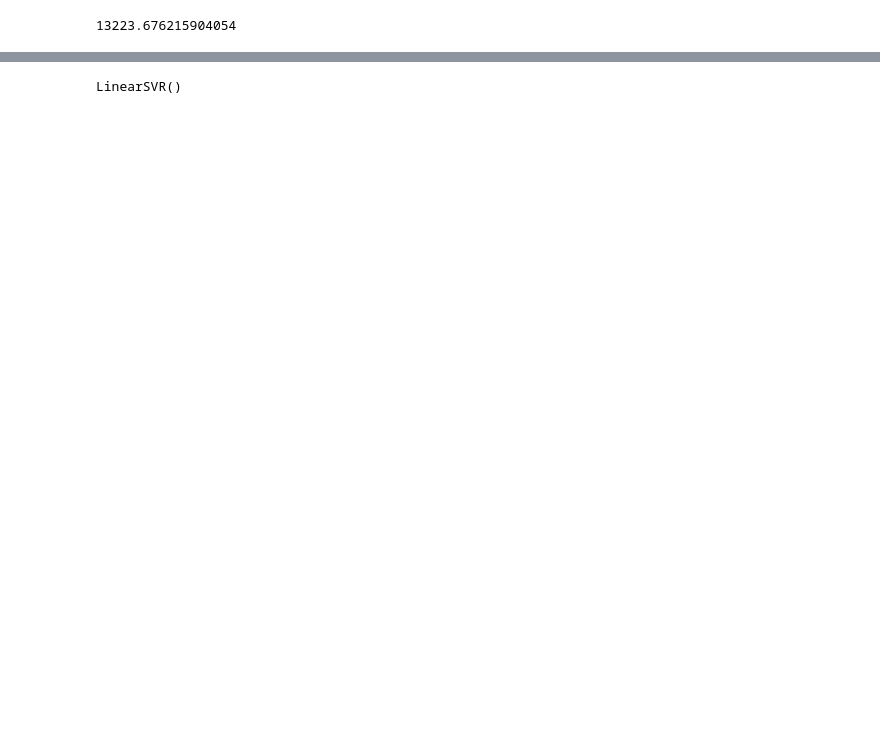
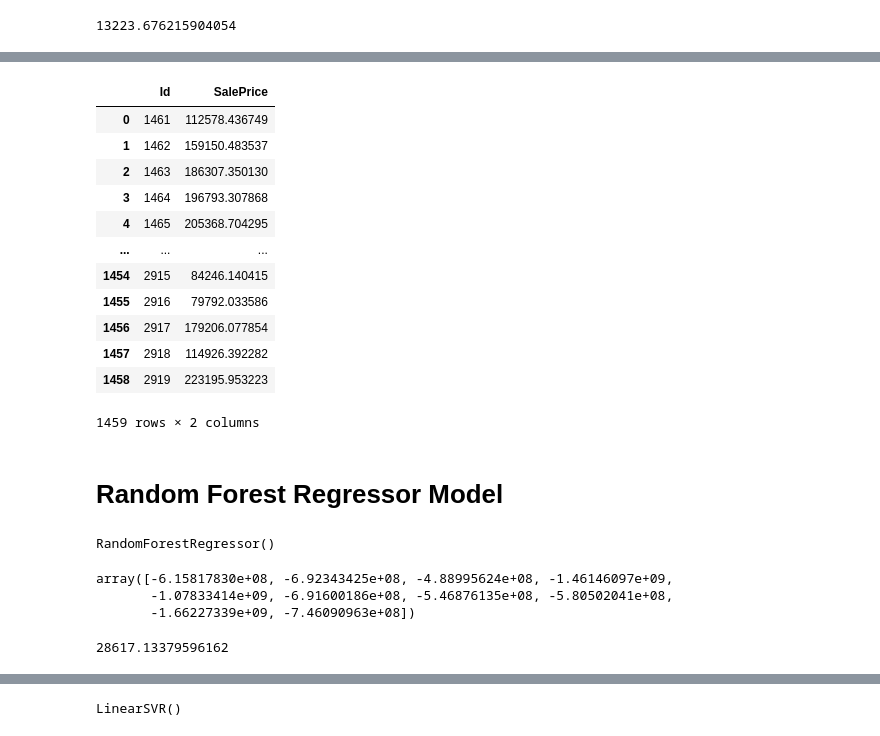
Before and after one commit to kulkarni-harsh/Advanced-Housing, a Jupyter notebook: ModelCreation.ipynb, the cells around one changed output, grey strips where cells are left out. Cells and saved outputs as stored; diff of their text form; code cells hidden in the pictures; blank space fills up the shorter version.

```diff
--- a/ModelCreation.ipynb
+++ b/ModelCreation.ipynb
@@ -11,5 +15,5 @@ train_set=pd.read_csv('final_train_set.csv')
 # %%
-X_train,y_train=train_set.drop('SalePrice',axis=1),train_set[['SalePrice']]
+X_train,y_train=train_set.drop('SalePrice',axis=1),train_set[['SalePrice']].to_numpy().flatten()
 # %%
 X_train
 # %% [output]
@@ -92,0 +69,2 @@ mean_absolute_error(y_train,y_linear_predicted)
+# %%
+y_linear_predicted=linear_model.predict(test_set)
@@ -92,0 +92,21 @@ mean_absolute_error(y_train,y_linear_predicted)
+# %%
+test_set_actual=pd.read_csv('test.csv')
+# %%
+y_linear_predicted_df=pd.DataFrame(test_set_actual['Id'])
+y_linear_predicted_df['SalePrice']=y_linear_predicted
+# %%
+y_linear_predicted_df
+# %% [output]
+|  | Id | SalePrice |
+| 0 | 1461 | 112578.436749 |
+| 1 | 1462 | 159150.483537 |
+| 2 | 1463 | 186307.350130 |
+| 3 | 1464 | 196793.307868 |
+| 4 | 1465 | 205368.704295 |
+| ... | ... | ... |
+| 1454 | 2915 | 84246.140415 |
+| 1455 | 2916 | 79792.033586 |
+| 1456 | 2917 | 179206.077854 |
+| 1457 | 2918 | 114926.392282 |
+| 1458 | 2919 | 223195.953223 |
+1459 rows × 2 columns
@@ -92,0 +115,2 @@ mean_absolute_error(y_train,y_linear_predicted)
+# %% [markdown]
+# Random Forest Regressor Model
@@ -92,0 +119,4 @@ mean_absolute_error(y_train,y_linear_predicted)
+# %%
+forest_reg.fit(X_train,y_train)
+# %% [output]
+RandomForestRegressor()
@@ -92,0 +125,10 @@ mean_absolute_error(y_train,y_linear_predicted)
+# %%
+reg_scores
+# %% [output]
+array([-6.15817830e+08, -6.92343425e+08, -4.88995624e+08, -1.46146097e+09,
+       -1.07833414e+09, -6.91600186e+08, -5.46876135e+08, -5.80502041e+08,
+       -1.66227339e+09, -7.46090963e+08])
+# %%
+np.sqrt(-reg_scores).mean()
+# %% [output]
+28617.13379596162
```
Also changed, not shown: parts of 33 cells of this notebook, 14 other files.
